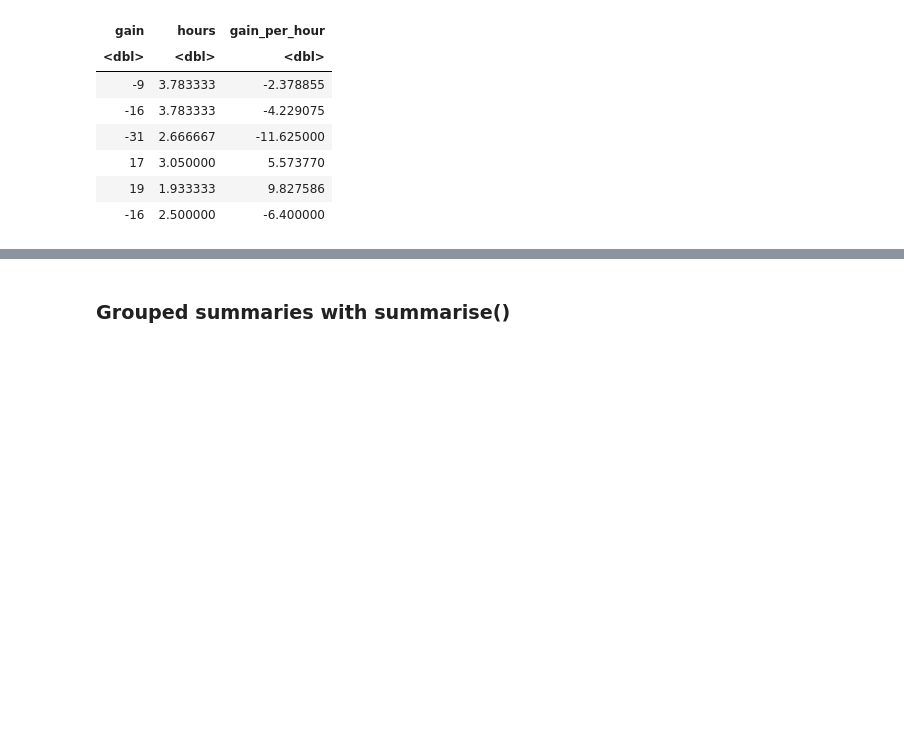
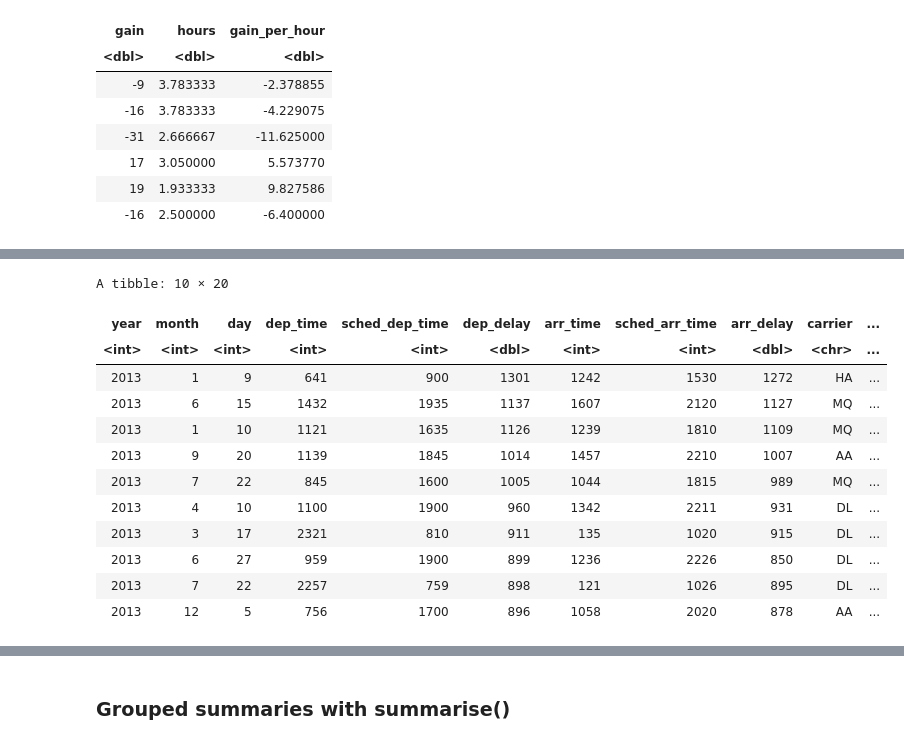
Before and after one commit to yoonsungah/BigDataClass, a Jupyter notebook: R_for_Data_Science.ipynb, the cells around one changed output, grey strips where cells are left out. Saved outputs shown, nothing was run; the diff lists cells and outputs as text; code cells hidden in the pictures; blank space fills up the shorter version.

```diff
--- a/R_for_Data_Science.ipynb
+++ b/R_for_Data_Science.ipynb
@@ -581,0 +855,23 @@ A tibble: 6 × 3
+# %%
+# 4. 랭킹 함수를 사용하여 가장 지연된 10개의 항공편을 찾아라. 동점 처리 방법은 어떻게 해야하는? min_rank()를 알아보라.
+
+flights %>%
+  mutate(rank = min_rank(desc(dep_delay))) %>%  #min_rank는 가장 작은 값을 불러오니까 반대로 돌려주기 위해 desc() 사용
+  filter(rank <= 10) %>% # 가장 지연된 상위 10개 불러옴
+    arrange(rank)
+
+# min_rank()는 동점이 있을 경우 가장 낮은 순위를 부여한다. 동점이 발생할 경우, 모두 같은 순위를 가진다.
+# %% [output]
+A tibble: 10 × 20
+| year | month | day | dep_time | sched_dep_time | dep_delay | arr_time | sched_arr_time | arr_delay | carrier | ... |
+| <int> | <int> | <int> | <int> | <int> | <dbl> | <int> | <int> | <dbl> | <chr> | ... |
+| 2013 | 1 | 9 | 641 | 900 | 1301 | 1242 | 1530 | 1272 | HA | ... |
+| 2013 | 6 | 15 | 1432 | 1935 | 1137 | 1607 | 2120 | 1127 | MQ | ... |
+| 2013 | 1 | 10 | 1121 | 1635 | 1126 | 1239 | 1810 | 1109 | MQ | ... |
+| 2013 | 9 | 20 | 1139 | 1845 | 1014 | 1457 | 2210 | 1007 | AA | ... |
+| 2013 | 7 | 22 | 845 | 1600 | 1005 | 1044 | 1815 | 989 | MQ | ... |
+| 2013 | 4 | 10 | 1100 | 1900 | 960 | 1342 | 2211 | 931 | DL | ... |
+| 2013 | 3 | 17 | 2321 | 810 | 911 | 135 | 1020 | 915 | DL | ... |
+| 2013 | 6 | 27 | 959 | 1900 | 899 | 1236 | 2226 | 850 | DL | ... |
+| 2013 | 7 | 22 | 2257 | 759 | 898 | 121 | 1026 | 895 | DL | ... |
+| 2013 | 12 | 5 | 756 | 1700 | 896 | 1058 | 2020 | 878 | AA | ... |
```
Also changed, not shown: parts of 102 cells of this notebook.
